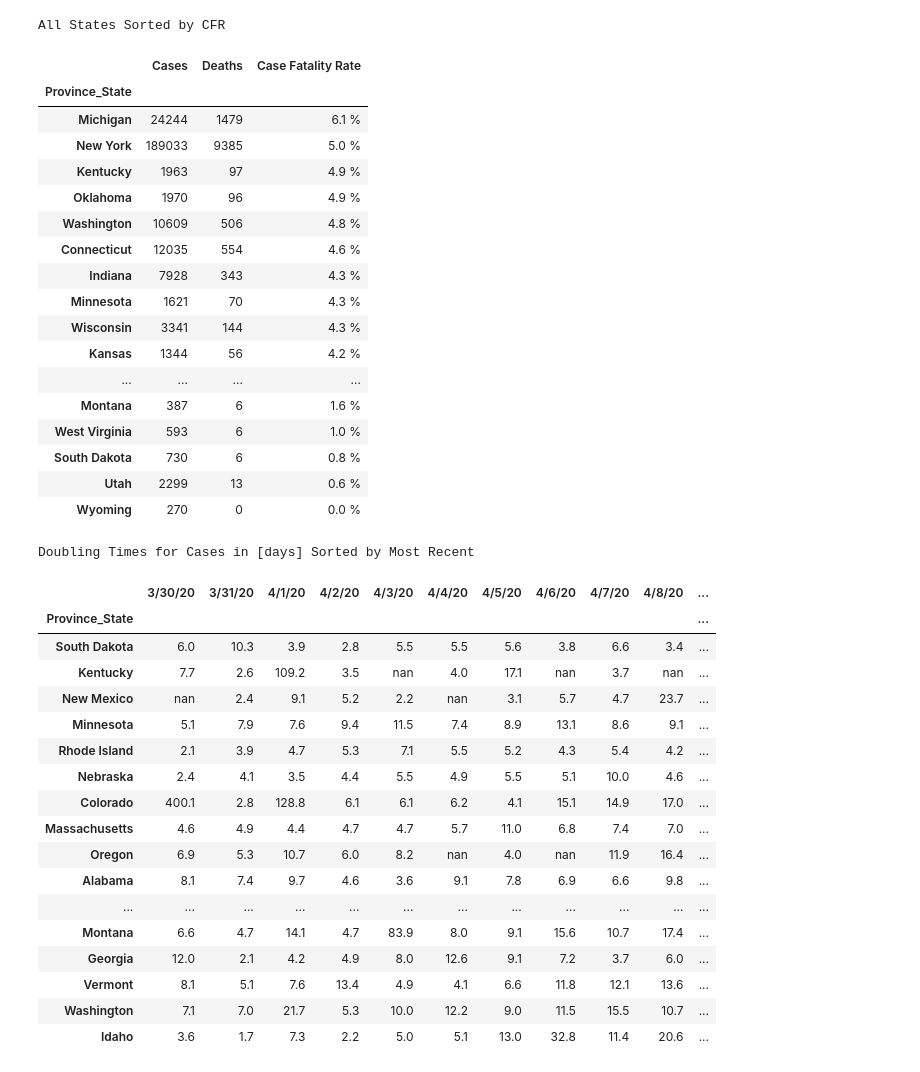
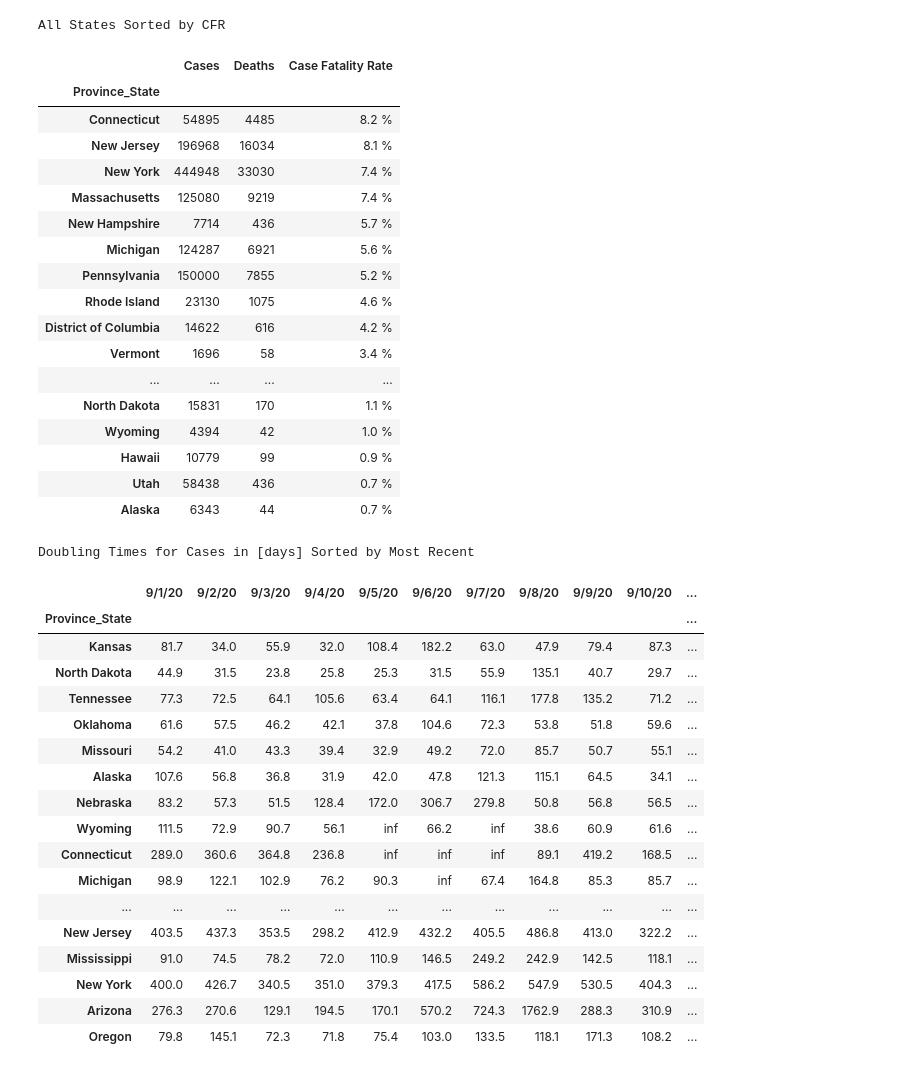
Before and after one commit to caseyjamesdavis/covid19-numbers, a Jupyter notebook: covid 19 numbers US.ipynb, the cells around one changed output. Saved outputs shown, nothing was run; the diff lists cells and outputs as text; code cells hidden in the pictures.

```diff
--- a/covid 19 numbers US.ipynb
+++ b/covid 19 numbers US.ipynb
@@ -14,8 +14,8 @@ import squarify
 # from IPython.core.display import display, HTML
 # display(HTML("<style>.container { width:100% !important; }</style>"))
 # %%
-input_dir = '/home/cjd/COVID19/'
-output_dir = '/home/cjd/COVID19/Output/'
+input_dir = '/home/cjd/Desktop/COVID19/'
+output_dir = '/home/cjd/Desktop/COVID19/Output/'
 # %%
 !rm $input_dir/*.csv
 
@@ -124,52 +124,50 @@ calc.style.bar(subset=['Cases'], align='left', color=['moccasin']).bar(subset=['
 All States Sorted by CFR
 |  | Cases | Deaths | Case Fatality Rate |
 | Province_State |  |  |  |
-| Michigan | 24244 | 1479 | 6.1 % |
-| New York | 189033 | 9385 | 5.0 % |
-| Kentucky | 1963 | 97 | 4.9 % |
-| Oklahoma | 1970 | 96 | 4.9 % |
-| Washington | 10609 | 506 | 4.8 % |
-| Connecticut | 12035 | 554 | 4.6 % |
-| Indiana | 7928 | 343 | 4.3 % |
-| Minnesota | 1621 | 70 | 4.3 % |
-| Wisconsin | 3341 | 144 | 4.3 % |
-| Kansas | 1344 | 56 | 4.2 % |
+| Connecticut | 54895 | 4485 | 8.2 % |
+| New Jersey | 196968 | 16034 | 8.1 % |
+| New York | 444948 | 33030 | 7.4 % |
+| Massachusetts | 125080 | 9219 | 7.4 % |
+| New Hampshire | 7714 | 436 | 5.7 % |
+| Michigan | 124287 | 6921 | 5.6 % |
+| Pennsylvania | 150000 | 7855 | 5.2 % |
+| Rhode Island | 23130 | 1075 | 4.6 % |
+| District of Columbia | 14622 | 616 | 4.2 % |
+| Vermont | 1696 | 58 | 3.4 % |
 | ... | ... | ... | ... |
-| Montana | 387 | 6 | 1.6 % |
-| West Virginia | 593 | 6 | 1.0 % |
-| South Dakota | 730 | 6 | 0.8 % |
-| Utah | 2299 | 13 | 0.6 % |
-| Wyoming | 270 | 0 | 0.0 % |
+| North Dakota | 15831 | 170 | 1.1 % |
+| Wyoming | 4394 | 42 | 1.0 % |
+| Hawaii | 10779 | 99 | 0.9 % |
+| Utah | 58438 | 436 | 0.7 % |
+| Alaska | 6343 | 44 | 0.7 % |
 # %%
 cases_doubling_time = ln(2)/ln(1 + cases.pct_change(axis='columns'))
 cases_doubling_time = cases_doubling_time.loc[ :, cases.columns[-14:] ]
 
 cases_doubling_time = cases_doubling_time.sort_values(by=[cases_doubling_time.columns[-1]])
 
-cases_doubling_time = cases_doubling_time.replace([np.inf, -np.inf, 0.0, -0.0], np.nan)
-
-
-cases_doubling_time.style.background_gradient(cmap='Greens', vmin=1.0, vmax=14.0).format("{:.1f}").set_caption("Doubling Times for Cases in [days] Sorted by Most Recent")
+# cases_doubling_time.style.background_gradient(cmap='Greens', vmin=1*7, vmax=4*7).format("{:.1f}").set_caption("Doubling Times for Cases in [days] Sorted by Most Recent")
+cases_doubling_time.style.background_gradient(cmap='RdYlGn', vmin=365.25/12.0, vmax=365.25/2.0).format("{:.1f}").set_caption("Doubling Times for Cases in [days] Sorted by Most Recent")
 # %% [output]
 Doubling Times for Cases in [days] Sorted by Most Recent
-|  | 3/30/20 | 3/31/20 | 4/1/20 | 4/2/20 | 4/3/20 | 4/4/20 | 4/5/20 | 4/6/20 | 4/7/20 | 4/8/20 | ... |
+|  | 9/1/20 | 9/2/20 | 9/3/20 | 9/4/20 | 9/5/20 | 9/6/20 | 9/7/20 | 9/8/20 | 9/9/20 | 9/10/20 | ... |
 | Province_State |  |  |  |  |  |  |  |  |  |  | ... |
-| South Dakota | 6.0 | 10.3 | 3.9 | 2.8 | 5.5 | 5.5 | 5.6 | 3.8 | 6.6 | 3.4 | ... |
-| Kentucky | 7.7 | 2.6 | 109.2 | 3.5 | nan | 4.0 | 17.1 | nan | 3.7 | nan | ... |
-| New Mexico | nan | 2.4 | 9.1 | 5.2 | 2.2 | nan | 3.1 | 5.7 | 4.7 | 23.7 | ... |
-| Minnesota | 5.1 | 7.9 | 7.6 | 9.4 | 11.5 | 7.4 | 8.9 | 13.1 | 8.6 | 9.1 | ... |
-| Rhode Island | 2.1 | 3.9 | 4.7 | 5.3 | 7.1 | 5.5 | 5.2 | 4.3 | 5.4 | 4.2 | ... |
-| Nebraska | 2.4 | 4.1 | 3.5 | 4.4 | 5.5 | 4.9 | 5.5 | 5.1 | 10.0 | 4.6 | ... |
-| Colorado | 400.1 | 2.8 | 128.8 | 6.1 | 6.1 | 6.2 | 4.1 | 15.1 | 14.9 | 17.0 | ... |
-| Massachusetts | 4.6 | 4.9 | 4.4 | 4.7 | 4.7 | 5.7 | 11.0 | 6.8 | 7.4 | 7.0 | ... |
-| Oregon | 6.9 | 5.3 | 10.7 | 6.0 | 8.2 | nan | 4.0 | nan | 11.9 | 16.4 | ... |
-| Alabama | 8.1 | 7.4 | 9.7 | 4.6 | 3.6 | 9.1 | 7.8 | 6.9 | 6.6 | 9.8 | ... |
+| Kansas | 81.7 | 34.0 | 55.9 | 32.0 | 108.4 | 182.2 | 63.0 | 47.9 | 79.4 | 87.3 | ... |
+| North Dakota | 44.9 | 31.5 | 23.8 | 25.8 | 25.3 | 31.5 | 55.9 | 135.1 | 40.7 | 29.7 | ... |
+| Tennessee | 77.3 | 72.5 | 64.1 | 105.6 | 63.4 | 64.1 | 116.1 | 177.8 | 135.2 | 71.2 | ... |
+| Oklahoma | 61.6 | 57.5 | 46.2 | 42.1 | 37.8 | 104.6 | 72.3 | 53.8 | 51.8 | 59.6 | ... |
+| Missouri | 54.2 | 41.0 | 43.3 | 39.4 | 32.9 | 49.2 | 72.0 | 85.7 | 50.7 | 55.1 | ... |
+| Alaska | 107.6 | 56.8 | 36.8 | 31.9 | 42.0 | 47.8 | 121.3 | 115.1 | 64.5 | 34.1 | ... |
+| Nebraska | 83.2 | 57.3 | 51.5 | 128.4 | 172.0 | 306.7 | 279.8 | 50.8 | 56.8 | 56.5 | ... |
+| Wyoming | 111.5 | 72.9 | 90.7 | 56.1 | inf | 66.2 | inf | 38.6 | 60.9 | 61.6 | ... |
+| Connecticut | 289.0 | 360.6 | 364.8 | 236.8 | inf | inf | inf | 89.1 | 419.2 | 168.5 | ... |
+| Michigan | 98.9 | 122.1 | 102.9 | 76.2 | 90.3 | inf | 67.4 | 164.8 | 85.3 | 85.7 | ... |
 | ... | ... | ... | ... | ... | ... | ... | ... | ... | ... | ... | ... |
-| Montana | 6.6 | 4.7 | 14.1 | 4.7 | 83.9 | 8.0 | 9.1 | 15.6 | 10.7 | 17.4 | ... |
-| Georgia | 12.0 | 2.1 | 4.2 | 4.9 | 8.0 | 12.6 | 9.1 | 7.2 | 3.7 | 6.0 | ... |
-| Vermont | 8.1 | 5.1 | 7.6 | 13.4 | 4.9 | 4.1 | 6.6 | 11.8 | 12.1 | 13.6 | ... |
-| Washington | 7.1 | 7.0 | 21.7 | 5.3 | 10.0 | 12.2 | 9.0 | 11.5 | 15.5 | 10.7 | ... |
-| Idaho | 3.6 | 1.7 | 7.3 | 2.2 | 5.0 | 5.1 | 13.0 | 32.8 | 11.4 | 20.6 | ... |
+| New Jersey | 403.5 | 437.3 | 353.5 | 298.2 | 412.9 | 432.2 | 405.5 | 486.8 | 413.0 | 322.2 | ... |
+| Mississippi | 91.0 | 74.5 | 78.2 | 72.0 | 110.9 | 146.5 | 249.2 | 242.9 | 142.5 | 118.1 | ... |
+| New York | 400.0 | 426.7 | 340.5 | 351.0 | 379.3 | 417.5 | 586.2 | 547.9 | 530.5 | 404.3 | ... |
+| Arizona | 276.3 | 270.6 | 129.1 | 194.5 | 170.1 | 570.2 | 724.3 | 1762.9 | 288.3 | 310.9 | ... |
+| Oregon | 79.8 | 145.1 | 72.3 | 71.8 | 75.4 | 103.0 | 133.5 | 118.1 | 171.3 | 108.2 | ... |
 # %%
 deaths_doubling_time = ln(2)/ln(1 + deaths.pct_change(axis='columns'))
 deaths_doubling_time = deaths_doubling_time.loc[ :, deaths.columns[-14:] ]
```
Also changed, not shown: parts of 8 cells of this notebook, 1 other file.
